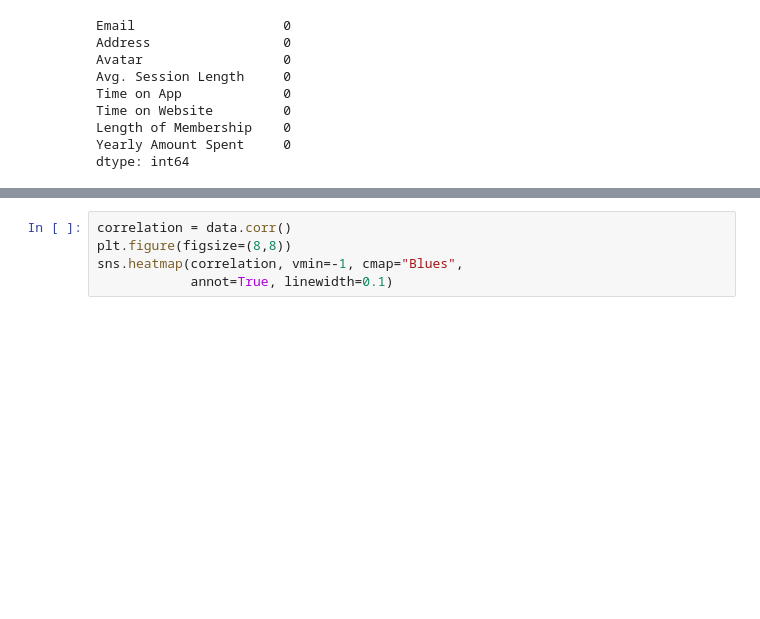
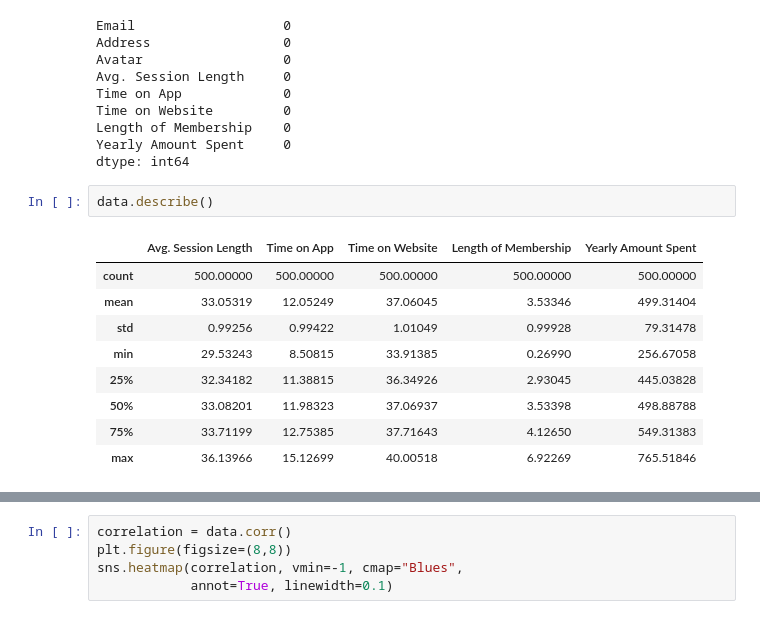
Before and after one commit to cwg7/ecommerce_linear_regression, a Jupyter notebook: ecommerce_linear_regression.ipynb, the cells around one changed output, grey strips where cells are left out. Cells and saved outputs as stored; diff of their text form; blank space fills up the shorter version.

```diff
--- a/ecommerce_linear_regression.ipynb
+++ b/ecommerce_linear_regression.ipynb
@@ -40,3 +40,15 @@ Time on Website         0
 Length of Membership    0
 Yearly Amount Spent     0
 dtype: int64
+# %%
+data.describe()
+# %% [output]
+|  | Avg. Session Length | Time on App | Time on Website | Length of Membership | Yearly Amount Spent |
+| count | 500.00000 | 500.00000 | 500.00000 | 500.00000 | 500.00000 |
+| mean | 33.05319 | 12.05249 | 37.06045 | 3.53346 | 499.31404 |
+| std | 0.99256 | 0.99422 | 1.01049 | 0.99928 | 79.31478 |
+| min | 29.53243 | 8.50815 | 33.91385 | 0.26990 | 256.67058 |
+| 25% | 32.34182 | 11.38815 | 36.34926 | 2.93045 | 445.03828 |
+| 50% | 33.08201 | 11.98323 | 37.06937 | 3.53398 | 498.88788 |
+| 75% | 33.71199 | 12.75385 | 37.71643 | 4.12650 | 549.31383 |
+| max | 36.13966 | 15.12699 | 40.00518 | 6.92269 | 765.51846 |
```
Also changed, not shown: parts of 13 cells of this notebook.
